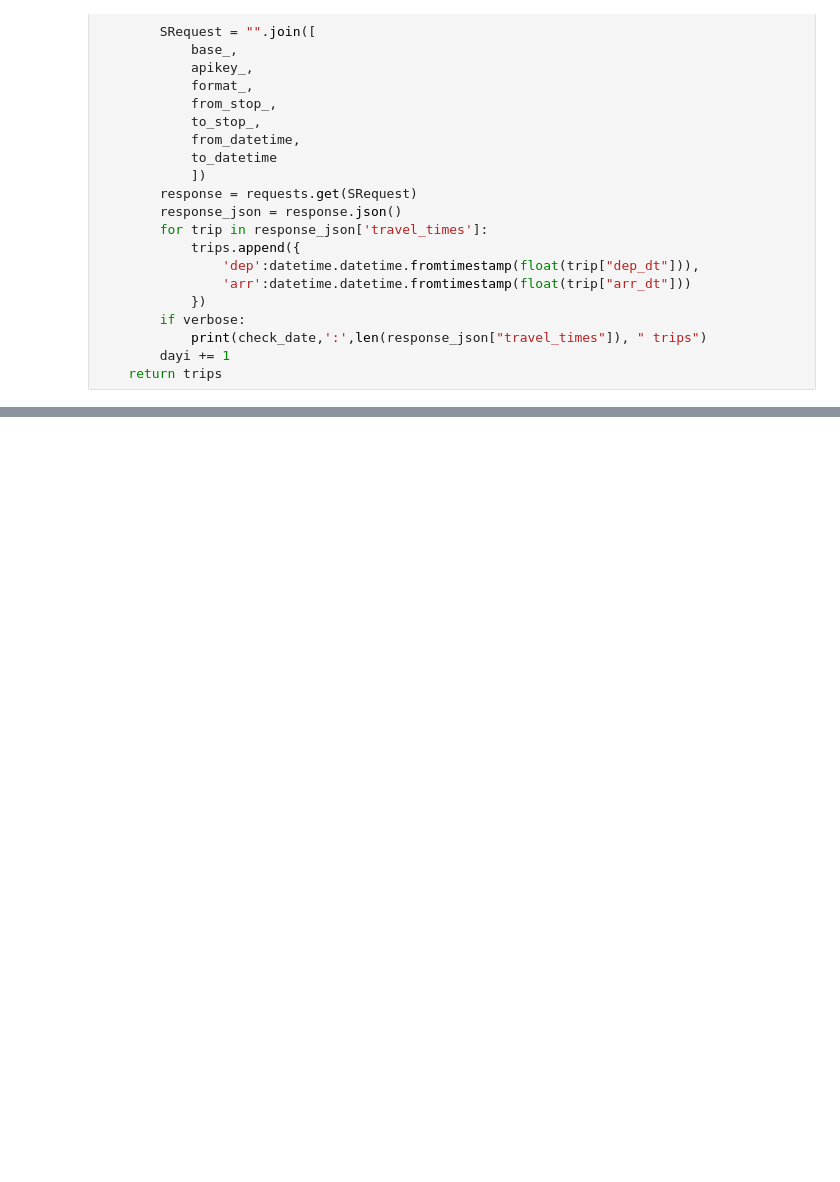
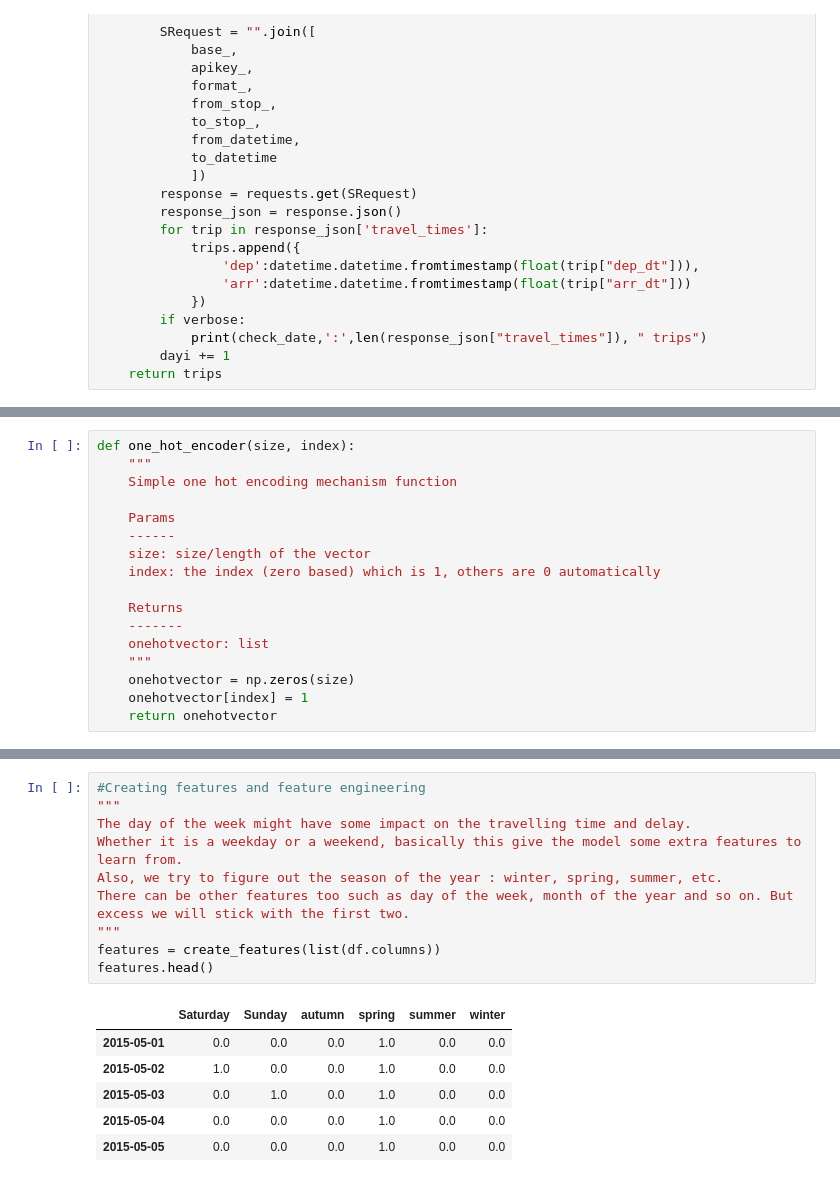
Before and after one commit to amitrajitbose/boston-subway-train-travel-time, a Jupyter notebook: departure_time.ipynb, the cells around one changed output, grey strips where cells are left out. Drawn from its saved outputs; the diff is of its cells as text; blank space fills up the shorter version.

```diff
--- a/departure_time.ipynb
+++ b/departure_time.ipynb
@@ -161,0 +212,17 @@ plot = plot.set(title='Relative - Arrival vs Departure Distribution', ylabel='Re
+# %%
+def one_hot_encoder(size, index):
+    """
+    Simple one hot encoding mechanism function
+
+    Params
+    ------
+    size: size/length of the vector
+    index: the index (zero based) which is 1, others are 0 automatically
+
+    Returns
+    -------
+    onehotvector: list
+    """
+    onehotvector = np.zeros(size)
+    onehotvector[index] = 1
+    return onehotvector
@@ -161,0 +279,17 @@ plot = plot.set(title='Relative - Arrival vs Departure Distribution', ylabel='Re
+# %%
+#Creating features and feature engineering
+"""
+The day of the week might have some impact on the travelling time and delay.
+Whether it is a weekday or a weekend, basically this give the model some extra features to learn from.
+Also, we try to figure out the season of the year : winter, spring, summer, etc.
+There can be other features too such as day of the week, month of the year and so on. But excess we will stick with the first two.
+"""
+features = create_features(list(df.columns))
+features.head()
+# %% [output]
+|  | Saturday | Sunday | autumn | spring | summer | winter |
+| 2015-05-01 | 0.0 | 0.0 | 0.0 | 1.0 | 0.0 | 0.0 |
+| 2015-05-02 | 1.0 | 0.0 | 0.0 | 1.0 | 0.0 | 0.0 |
+| 2015-05-03 | 0.0 | 1.0 | 0.0 | 1.0 | 0.0 | 0.0 |
+| 2015-05-04 | 0.0 | 0.0 | 0.0 | 1.0 | 0.0 | 0.0 |
+| 2015-05-05 | 0.0 | 0.0 | 0.0 | 1.0 | 0.0 | 0.0 |
```
Also changed, not shown: parts of 10 cells of this notebook, 5 other files.
